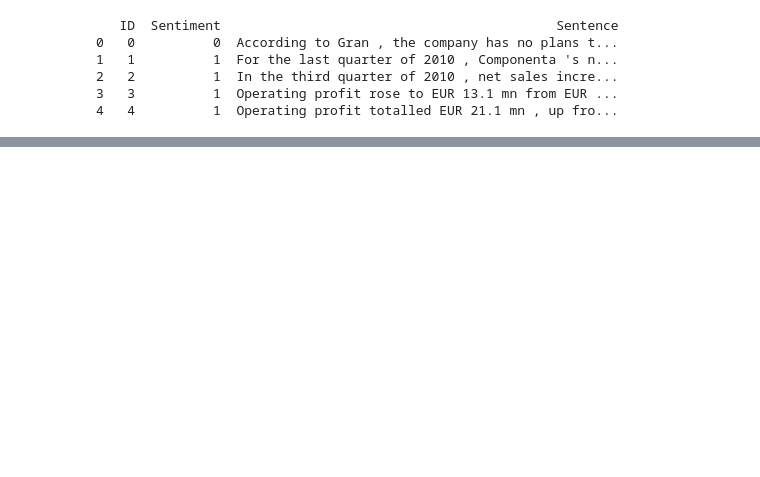
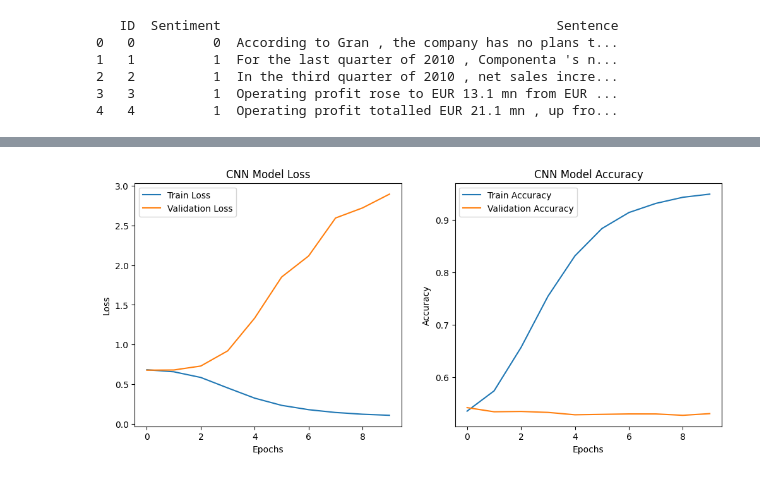
Before and after one commit to EfrenFloresPorras/NaturalLanguageProcessing, a Jupyter notebook: hw2_1_MLPNN_CNN.ipynb, the cells around one changed output, grey strips where cells are left out. Cells and saved outputs as stored; diff of their text form; code cells hidden in the pictures; blank space fills up the shorter version.

```diff
--- a/hw2_1_MLPNN_CNN.ipynb
+++ b/hw2_1_MLPNN_CNN.ipynb
@@ -49,0 +110,16 @@ X_train, X_test, y_train, y_test = train_test_split(padded_sequences, labels, te
+# %%
+# Define the CNN model
+cnn_model = Sequential([
+    Embedding(input_dim=5000, output_dim=128, input_length=max_length),
+    Conv1D(filters=128, kernel_size=5, activation='relu'),
+    MaxPooling1D(),
+    Flatten(),  # Flatten the output before passing to Dense layers
+    Dense(128, activation='relu'),
+    Dense(1, activation='sigmoid')
+])
+
+# Compile the CNN model
+cnn_model.compile(optimizer='adam', loss='binary_crossentropy', metrics=['accuracy'])
+
+# Train the CNN model
+cnn_history = cnn_model.fit(X_train, y_train, epochs=10, batch_size=32, validation_data=(X_test, y_test))
@@ -49,0 +147,23 @@ X_train, X_test, y_train, y_test = train_test_split(padded_sequences, labels, te
+# %%
+# Plotting the loss and accuracy for CNN model
+plt.figure(figsize=(12, 5))
+
+plt.subplot(1, 2, 1)
+plt.plot(cnn_history.history['loss'], label='Train Loss')
+plt.plot(cnn_history.history['val_loss'], label='Validation Loss')
+plt.title('CNN Model Loss')
+plt.xlabel('Epochs')
+plt.ylabel('Loss')
+plt.legend()
+
+plt.subplot(1, 2, 2)
+plt.plot(cnn_history.history['accuracy'], label='Train Accuracy')
+plt.plot(cnn_history.history['val_accuracy'], label='Validation Accuracy')
+plt.title('CNN Model Accuracy')
+plt.xlabel('Epochs')
+plt.ylabel('Accuracy')
+plt.legend()
+
+plt.show()
+# %% [output]
+[figure, added]
```
Also changed, not shown: parts of 4 cells of this notebook, 2 other files.
